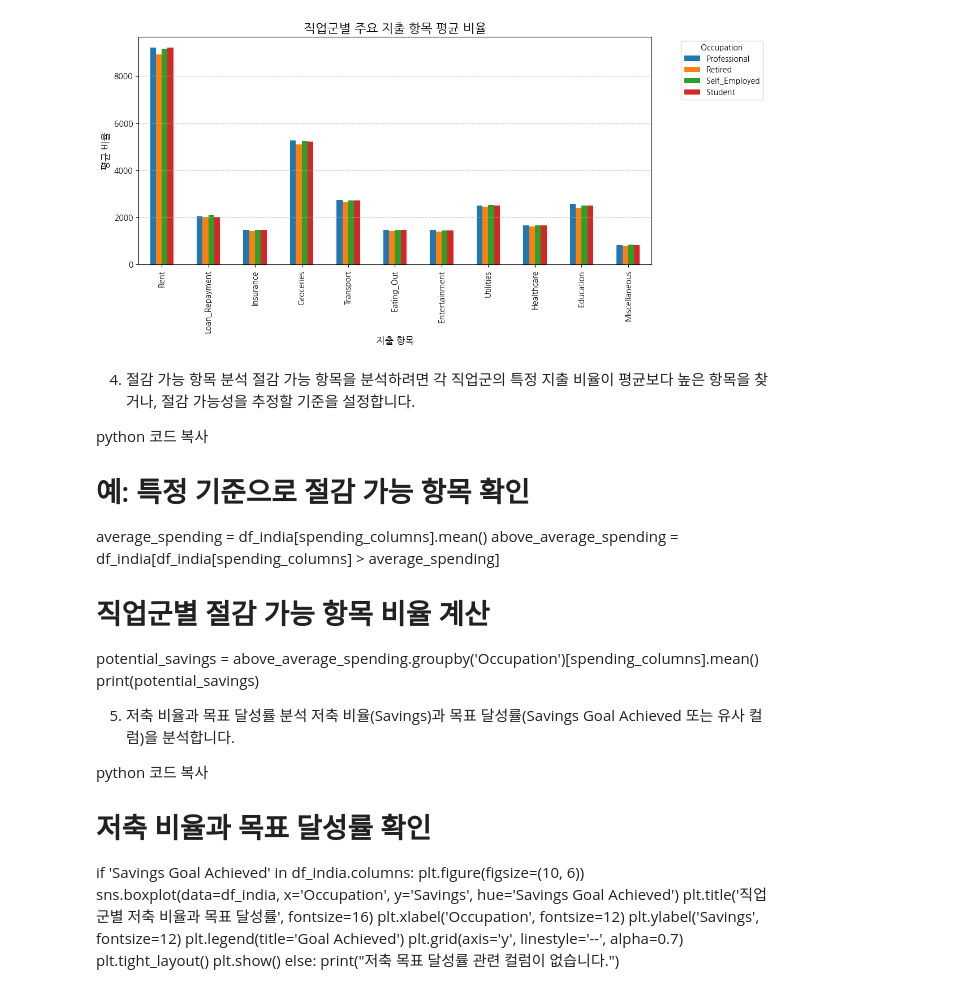
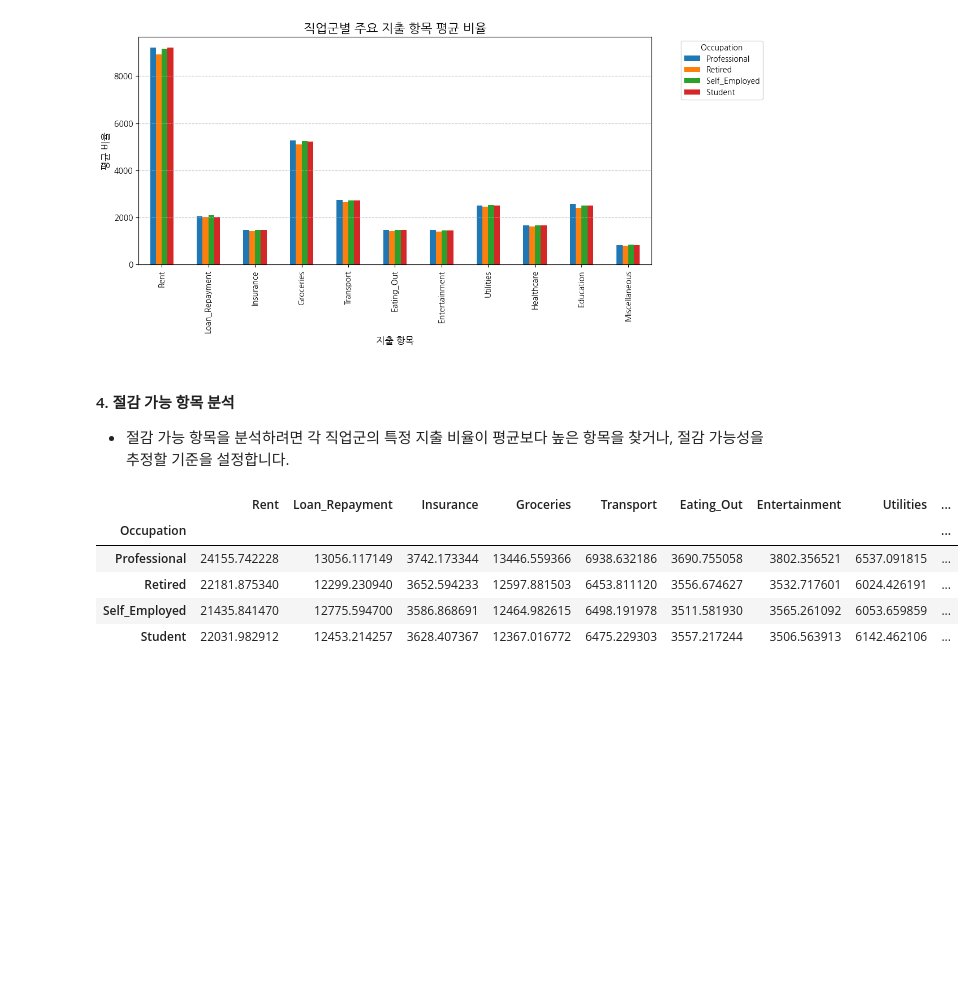
Before and after one commit to jihun-shim/study_data_analytics, a Jupyter notebook: quest/EDA/indian-personal-finance-and-spending-habits.ipynb, the cells around one changed output. Saved outputs shown, nothing was run; the diff lists cells and outputs as text; code cells hidden in the pictures; blank space fills up the shorter version.

```diff
--- a/quest/EDA/indian-personal-finance-and-spending-habits.ipynb
+++ b/quest/EDA/indian-personal-finance-and-spending-habits.ipynb
@@ -97,35 +107,21 @@ plt.show()
 # %% [output]
 <Figure size 1200x600 with 0 Axes>
 [figure]
-# %% [markdown]
-4. 절감 가능 항목 분석
-절감 가능 항목을 분석하려면 각 직업군의 특정 지출 비율이 평균보다 높은 항목을 찾거나, 절감 가능성을 추정할 기준을 설정합니다.
-
-python
-코드 복사
-# 예: 특정 기준으로 절감 가능 항목 확인
-average_spending = df_india[spending_columns].mean()
-above_average_spending = df_india[df_india[spending_columns] > average_spending]
-
-# 직업군별 절감 가능 항목 비율 계산
-potential_savings = above_average_spending.groupby('Occupation')[spending_columns].mean()
-print(potential_savings)
-
-5. 저축 비율과 목표 달성률 분석
-저축 비율(Savings)과 목표 달성률(Savings Goal Achieved 또는 유사 컬럼)을 분석합니다.
-
-python
-코드 복사
-# 저축 비율과 목표 달성률 확인
-if 'Savings Goal Achieved' in df_india.columns:
-    plt.figure(figsize=(10, 6))
-    sns.boxplot(data=df_india, x='Occupation', y='Savings', hue='Savings Goal Achieved')
-    plt.title('직업군별 저축 비율과 목표 달성률', fontsize=16)
-    plt.xlabel('Occupation', fontsize=12)
-    plt.ylabel('Savings', fontsize=12)
-    plt.legend(title='Goal Achieved')
-    plt.grid(axis='y', linestyle='--', alpha=0.7)
-    plt.tight_layout()
-    plt.show()
-else:
-    print("저축 목표 달성률 관련 컬럼이 없습니다.")
+# %% [markdown]
+#### 4. 절감 가능 항목 분석
+- 절감 가능 항목을 분석하려면 각 직업군의 특정 지출 비율이 평균보다 높은 항목을 찾거나, 절감 가능성을 추정할 기준을 설정합니다.
+# %%
+# 예: 특정 기준으로 절감 가능 항목 확인
+average_spending = df_india[spending_columns].mean()
+above_average_spending = df_india[(df_india[spending_columns] > average_spending).all(axis = 1)]
+
+# 직업군별 절감 가능 항목 비율 계산
+potential_savings = above_average_spending.groupby('Occupation')[spending_columns].mean()
+potential_savings
+# %% [output]
+|  | Rent | Loan_Repayment | Insurance | Groceries | Transport | Eating_Out | Entertainment | Utilities | ... |
+| Occupation |  |  |  |  |  |  |  |  | ... |
+| Professional | 24155.742228 | 13056.117149 | 3742.173344 | 13446.559366 | 6938.632186 | 3690.755058 | 3802.356521 | 6537.091815 | ... |
+| Retired | 22181.875340 | 12299.230940 | 3652.594233 | 12597.881503 | 6453.811120 | 3556.674627 | 3532.717601 | 6024.426191 | ... |
+| Self_Employed | 21435.841470 | 12775.594700 | 3586.868691 | 12464.982615 | 6498.191978 | 3511.581930 | 3565.261092 | 6053.659859 | ... |
+| Student | 22031.982912 | 12453.214257 | 3628.407367 | 12367.016772 | 6475.229303 | 3557.217244 | 3506.563913 | 6142.462106 | ... |
```
Also changed, not shown: parts of 3 cells of this notebook, 1 other file.
